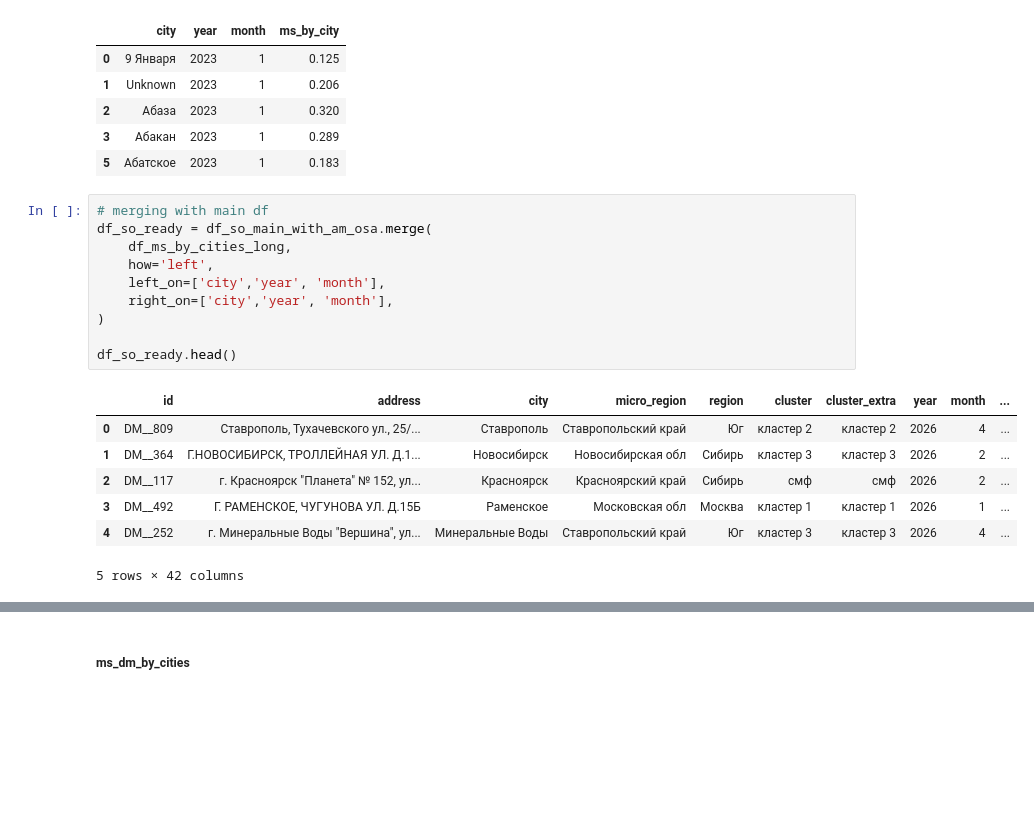
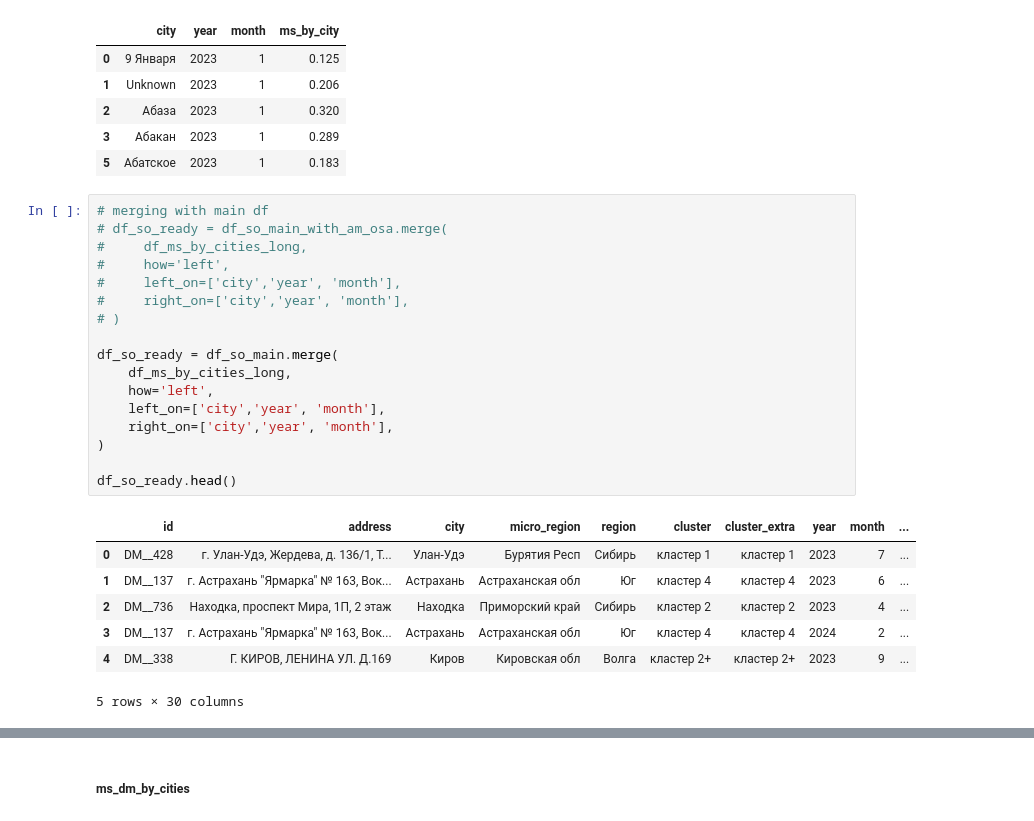
Before and after one commit to Sergey-Karpov/so_avg.3.0, a Jupyter notebook: main.ipynb, the cells around one changed output, grey strips where cells are left out. Saved outputs shown, nothing was run; the diff lists cells and outputs as text; blank space fills up the shorter version.

Commit message:
return 2023 year data

```diff
--- a/main.ipynb
+++ b/main.ipynb
@@ -611,22 +598,29 @@ df_ms_by_cities_long.head()
 | 5 | Абатское | 2023 | 1 | 0.183 |
 # %%
 # merging with main df
-df_so_ready = df_so_main_with_am_osa.merge(
+# df_so_ready = df_so_main_with_am_osa.merge(
+#     df_ms_by_cities_long,
+#     how='left',
+#     left_on=['city','year', 'month'],
+#     right_on=['city','year', 'month'],
+# )
+
+df_so_ready = df_so_main.merge(
     df_ms_by_cities_long,
     how='left',
     left_on=['city','year', 'month'],
     right_on=['city','year', 'month'],
 )
 
 df_so_ready.head()
 # %% [output]
 |  | id | address | city | micro_region | region | cluster | cluster_extra | year | month | ... |
-| 0 | DM__809 | Ставрополь, Тухачевского ул., 25/... | Ставрополь | Ставропольский край | Юг | кластер 2 | кластер 2 | 2026 | 4 | ... |
-| 1 | DM__364 | Г.НОВОСИБИРСК, ТРОЛЛЕЙНАЯ УЛ. Д.1... | Новосибирск | Новосибирская обл | Сибирь | кластер 3 | кластер 3 | 2026 | 2 | ... |
-| 2 | DM__117 | г. Красноярск "Планета" № 152, ул... | Красноярск | Красноярский край | Сибирь | смф | смф | 2026 | 2 | ... |
-| 3 | DM__492 | Г. РАМЕНСКОЕ, ЧУГУНОВА УЛ. Д.15Б | Раменское | Московская обл | Москва | кластер 1 | кластер 1 | 2026 | 1 | ... |
-| 4 | DM__252 | г. Минеральные Воды "Вершина", ул... | Минеральные Воды | Ставропольский край | Юг | кластер 3 | кластер 3 | 2026 | 4 | ... |
+| 0 | DM__428 | г. Улан-Удэ, Жердева, д. 136/1, Т... | Улан-Удэ | Бурятия Респ | Сибирь | кластер 1 | кластер 1 | 2023 | 7 | ... |
+| 1 | DM__137 | г. Астрахань "Ярмарка" № 163, Вок... | Астрахань | Астраханская обл | Юг | кластер 4 | кластер 4 | 2023 | 6 | ... |
+| 2 | DM__736 | Находка, проспект Мира, 1П, 2 этаж | Находка | Приморский край | Сибирь | кластер 2 | кластер 2 | 2023 | 4 | ... |
+| 3 | DM__137 | г. Астрахань "Ярмарка" № 163, Вок... | Астрахань | Астраханская обл | Юг | кластер 4 | кластер 4 | 2024 | 2 | ... |
+| 4 | DM__338 | Г. КИРОВ, ЛЕНИНА УЛ. Д.169 | Киров | Кировская обл | Волга | кластер 2+ | кластер 2+ | 2023 | 9 | ... |
-5 rows × 42 columns
+5 rows × 30 columns
 # %%
 # adding lag data lm, rolling_3, rolling_6
 df_city_unique = df_so_ready[['city', 'year', 'month', 'ms_by_city']].drop_duplicates(
```
Also changed, not shown: parts of 25 cells of this notebook.
